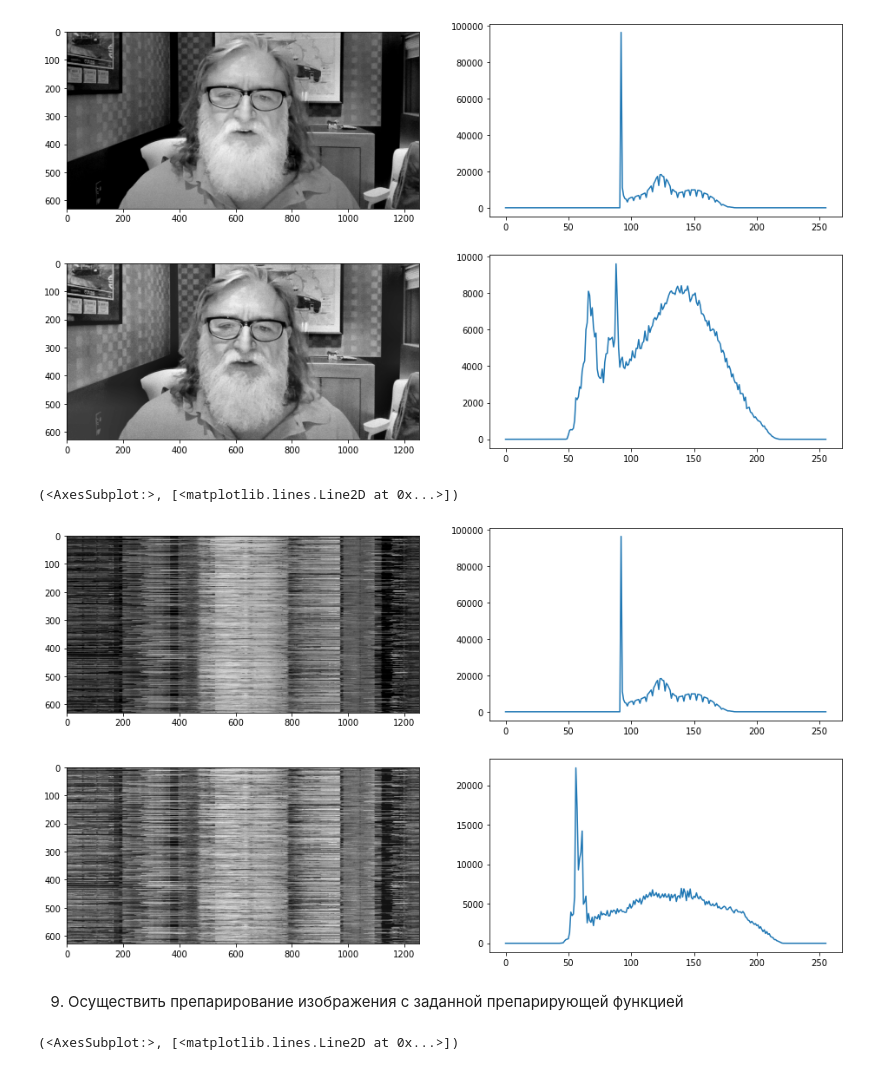
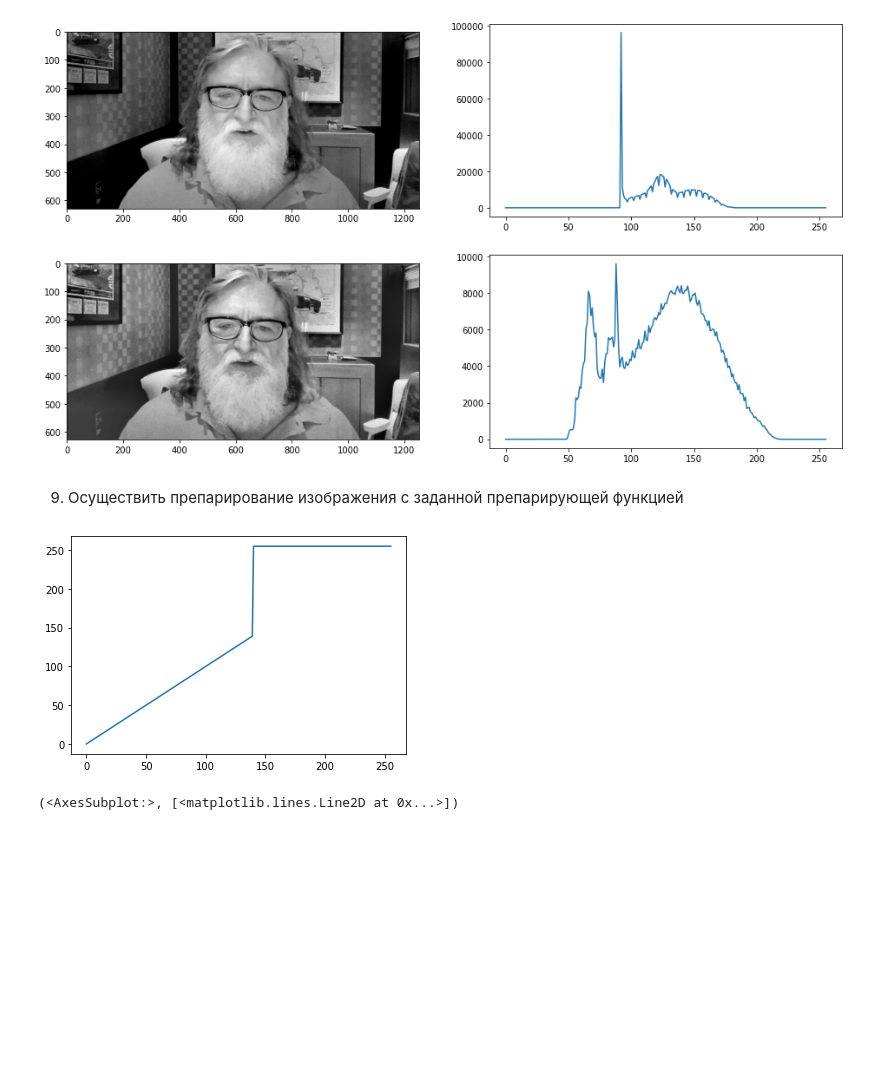
Before and after one commit to Liptee/Image-processing, a Jupyter notebook: LAB1/img_processing.ipynb, the cells around one changed output. Saved outputs shown, nothing was run; the diff lists cells and outputs as text; code cells hidden in the pictures; blank space fills up the shorter version.

```diff
--- a/LAB1/img_processing.ipynb
+++ b/LAB1/img_processing.ipynb
@@ -193,15 +173,6 @@ plt.subplot(224),plt.plot(make_hist(dsst_orig))
 # %% [output]
 (<AxesSubplot:>, [<matplotlib.lines.Line2D at 0x...>])
 [figure]
-# %%
-plt.figure(figsize=(16,9))
-plt.subplot(221),plt.imshow(te,'gray')
-plt.subplot (222), plt.plot(make_hist(te))
-plt.subplot(223),plt.imshow(dst,'gray')
-plt.subplot(224),plt.plot(make_hist(dst))
-# %% [output]
-(<AxesSubplot:>, [<matplotlib.lines.Line2D at 0x...>])
-[figure, removed]
 # %% [markdown]
 9. Осуществить препарирование изображения с заданной препарирующей функцией
 # %%
@@ -209,6 +180,21 @@ def func3(x, t=140):
     y = x if x < t else 255.
     return (round(y))
 prep = prepping(gray, func3)
+# %%
+def print_prep(func):
+    x = []
+    y = []
+
+    for i in range(256):
+        x.append(i)
+        y.append(func(i))
+
+    fig, ax = plt.subplots()
+    ax.plot(x,y)
+# %%
+print_prep(func3)
+# %% [output]
+[figure, added]
 # %%
 plt.figure(figsize=(16,9))
 plt.subplot(221),plt.imshow(gray,'gray')
```
Also changed, not shown: parts of 7 cells of this notebook, 2 other files.
